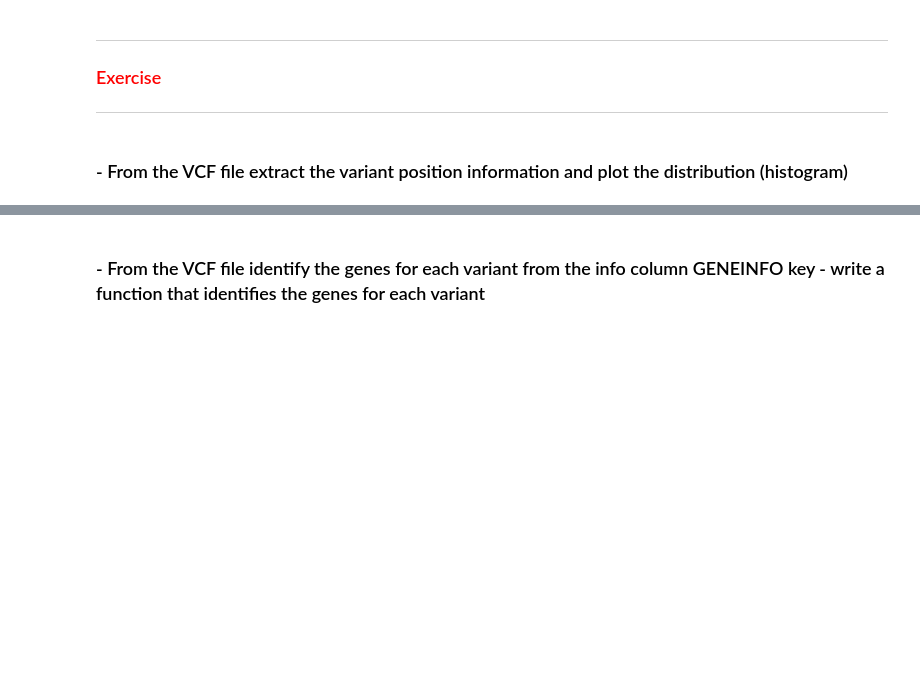
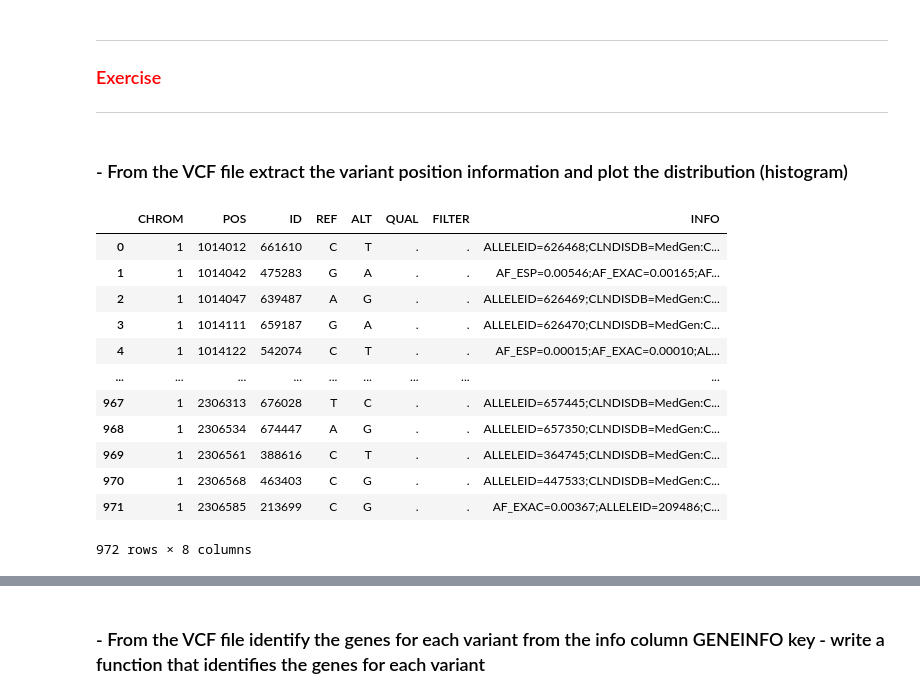
Before and after one commit to xingxianli/bioinf575, a Jupyter notebook: session_11_numpy_pandas/11_numpy_pandas_exercises.ipynb, the cells around one changed output, grey strips where cells are left out. Drawn from its saved outputs; the diff is of its cells as text; code cells hidden in the pictures; blank space fills up the shorter version.

```diff
--- a/session_11_numpy_pandas/11_numpy_pandas_exercises.ipynb
+++ b/session_11_numpy_pandas/11_numpy_pandas_exercises.ipynb
@@ -366,0 +372,18 @@ ___
+# %%
+vcf_df = pd.read_csv(file_name, sep='\t', comment='#', header=None)
+vcf_df.columns = ['CHROM', 'POS', 'ID', 'REF', 'ALT', 'QUAL', 'FILTER', 'INFO']
+vcf_df
+# %% [output]
+|  | CHROM | POS | ID | REF | ALT | QUAL | FILTER | INFO |
+| 0 | 1 | 1014012 | 661610 | C | T | . | . | ALLELEID=626468;CLNDISDB=MedGen:C... |
+| 1 | 1 | 1014042 | 475283 | G | A | . | . | AF_ESP=0.00546;AF_EXAC=0.00165;AF... |
+| 2 | 1 | 1014047 | 639487 | A | G | . | . | ALLELEID=626469;CLNDISDB=MedGen:C... |
+| 3 | 1 | 1014111 | 659187 | G | A | . | . | ALLELEID=626470;CLNDISDB=MedGen:C... |
+| 4 | 1 | 1014122 | 542074 | C | T | . | . | AF_ESP=0.00015;AF_EXAC=0.00010;AL... |
+| ... | ... | ... | ... | ... | ... | ... | ... | ... |
+| 967 | 1 | 2306313 | 676028 | T | C | . | . | ALLELEID=657445;CLNDISDB=MedGen:C... |
+| 968 | 1 | 2306534 | 674447 | A | G | . | . | ALLELEID=657350;CLNDISDB=MedGen:C... |
+| 969 | 1 | 2306561 | 388616 | C | T | . | . | ALLELEID=364745;CLNDISDB=MedGen:C... |
+| 970 | 1 | 2306568 | 463403 | C | G | . | . | ALLELEID=447533;CLNDISDB=MedGen:C... |
+| 971 | 1 | 2306585 | 213699 | C | G | . | . | AF_EXAC=0.00367;ALLELEID=209486;C... |
+972 rows × 8 columns
```
Also changed, not shown: parts of 2 cells of this notebook, 2 other files.
